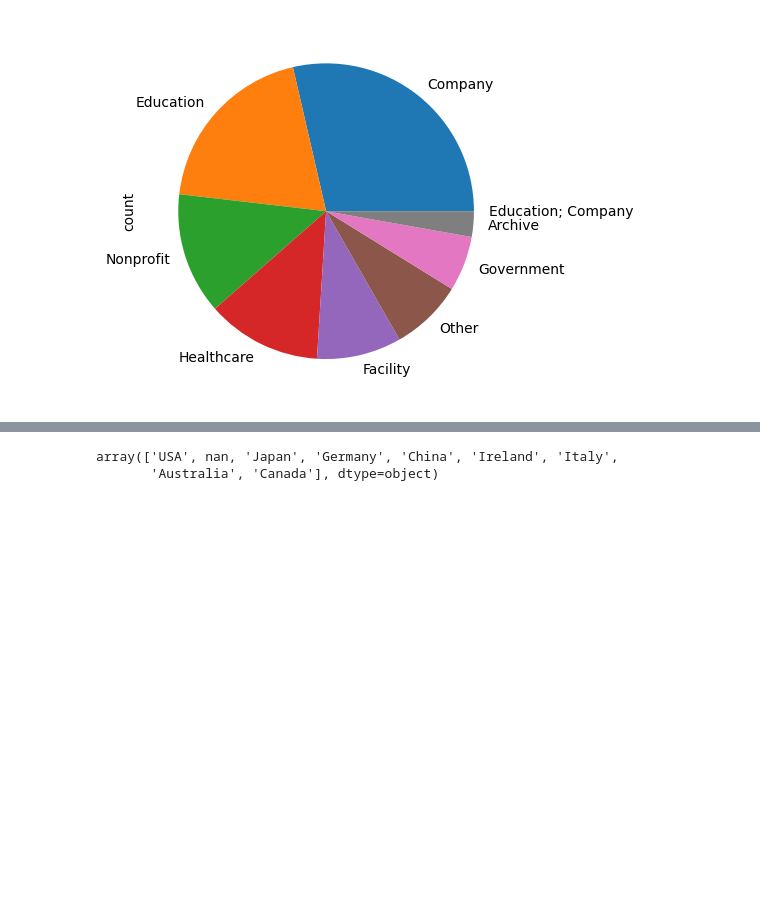
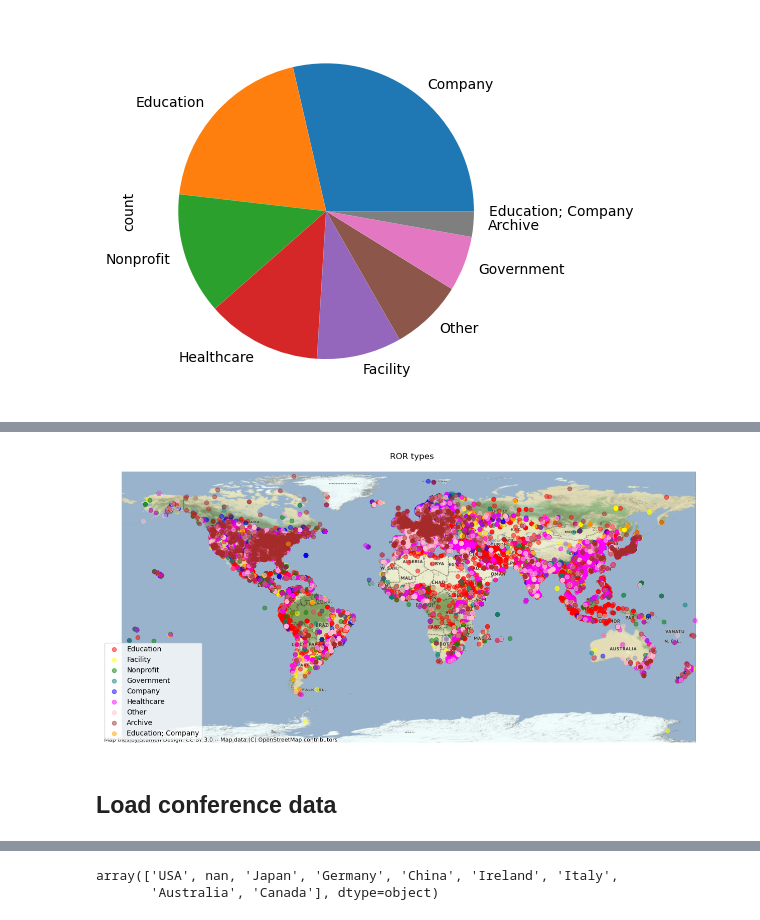
Before and after one commit to andremann/SciSci-course, a Jupyter notebook: 02-laboratory.ipynb, the cells around one changed output, grey strips where cells are left out. Saved outputs shown, nothing was run; the diff lists cells and outputs as text; code cells hidden in the pictures; blank space fills up the shorter version.

```diff
--- a/02-laboratory.ipynb
+++ b/02-laboratory.ipynb
@@ -123,3 +170,20 @@ ror['types'].value_counts().plot.pie()
+# %%
+f, ax = plt.subplots(figsize=(16, 16))
+
+for type, colour in zip(gdf['types'].unique(), ['red', 'yellow', 'green', 'teal', 'blue', 'magenta', 'pink', 'brown', 'orange']):
+    gdf[gdf['types'] == type].plot(
+        ax=ax, color=colour, alpha=0.5, label=type
+    )
+# add a basemap of the region using contextily
+cx.add_basemap(ax, crs=gdf.crs)
+plt.title('ROR types')
+plt.legend()
+plt.axis('off')
+plt.show()
+# %% [output]
+[figure, added]
+# %% [markdown]
+## Load conference data
 # %%
 iswc = pd.read_csv('data/iswc_enhanced.csv')
 # %%
```
Also changed, not shown: parts of 6 cells of this notebook.
